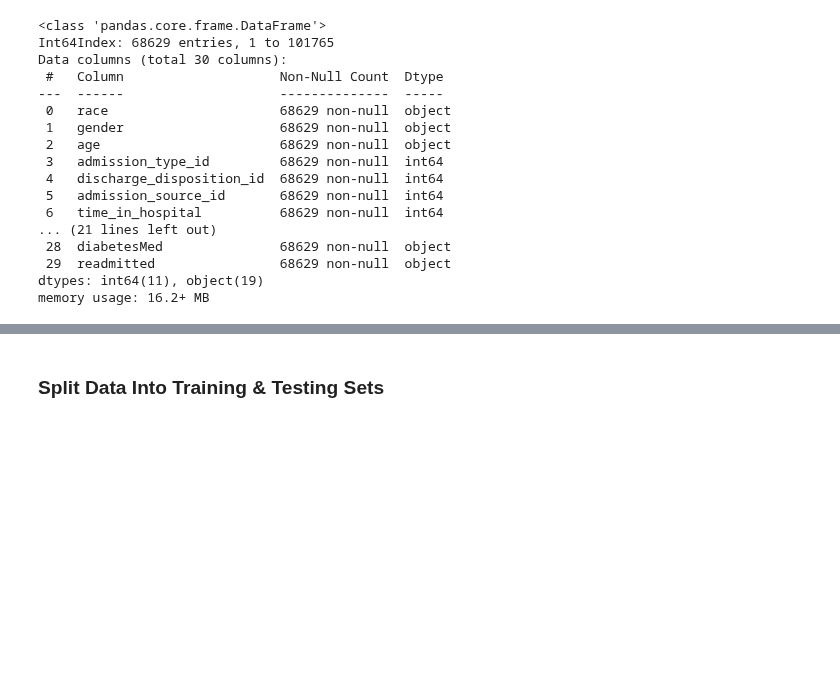
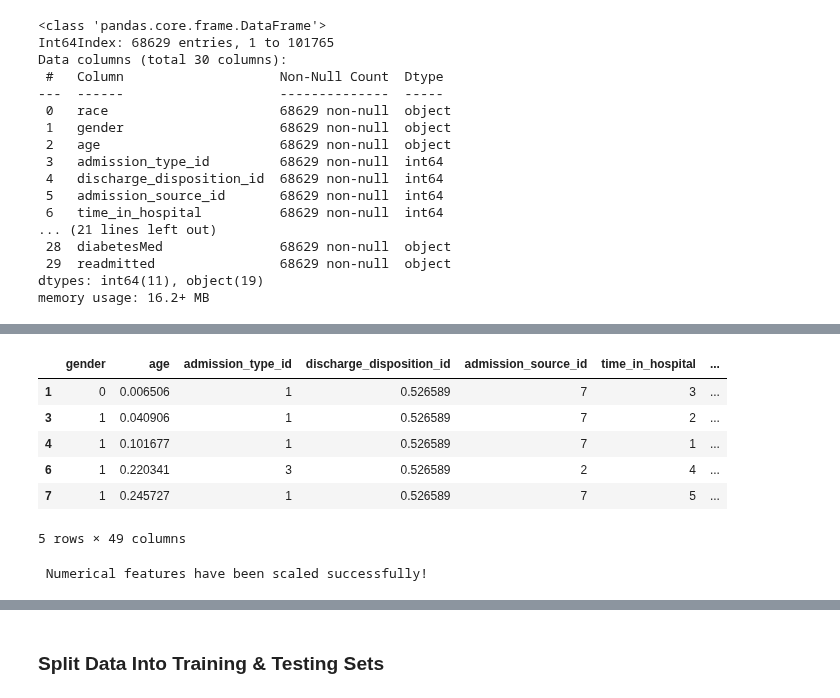
Before and after one commit to Jodhiamboapiyo/Diabetes_130-US_Hospitals_1999-2008, a Jupyter notebook: Notebooks/Agatha.ipynb, the cells around one changed output, grey strips where cells are left out. Saved outputs shown, nothing was run; the diff lists cells and outputs as text; code cells hidden in the pictures; blank space fills up the shorter version.

```diff
--- a/Notebooks/Agatha.ipynb
+++ b/Notebooks/Agatha.ipynb
@@ -631,0 +536,68 @@ df.head()
+# %%
+# Define target column
+target_column = 'readmitted'
+
+# Separate features (X) and target variable (y)
+X = df.drop(columns=[target_column])
+y = df[target_column]
+# %%
+from sklearn.preprocessing import LabelEncoder
+
+# Encode target variable (y)
+le = LabelEncoder()
+y = le.fit_transform(y)
+# %%
+# Identify categorical columns
+categorical_columns = X.select_dtypes(include=['object']).columns.tolist()
+# Drop ID columns
+X = X.drop(columns=['encounter_id', 'patient_nbr'], errors='ignore')
+
+# Classify categorical variables
+binary_vars = [col for col in categorical_columns if X[col].nunique() == 2]
+nominal_vars = [col for col in categorical_columns if 2 < X[col].nunique() < 10]
+high_card_vars = [col for col in categorical_columns if X[col].nunique() >= 10]
+
+# Label Encoding for Binary Variables
+for col in binary_vars:
+    le = LabelEncoder()
+    X[col] = le.fit_transform(X[col])
+
+# One-Hot Encoding for Nominal Variables
+X_nominal = pd.get_dummies(X[nominal_vars], drop_first=True) if nominal_vars else None
+
+# Frequency Encoding for High-Cardinality Variables
+if high_card_vars:
+    for col in high_card_vars:
+        X[col] = X[col].map(X[col].value_counts(normalize=True))  # Frequency encoding
+
+# Drop original categorical columns before merging
+X_final = X.drop(columns=nominal_vars, errors='ignore')
+
+# Add encoded one-hot variables
+if X_nominal is not None:
+    X_final = pd.concat([X_final, X_nominal], axis=1)
+# %%
+X_final.head()
+# %% [output]
+|  | gender | age | admission_type_id | discharge_disposition_id | admission_source_id | time_in_hospital | ... |
+| 1 | 0 | 0.006506 | 1 | 0.526589 | 7 | 3 | ... |
+| 3 | 1 | 0.040906 | 1 | 0.526589 | 7 | 2 | ... |
+| 4 | 1 | 0.101677 | 1 | 0.526589 | 7 | 1 | ... |
+| 6 | 1 | 0.220341 | 3 | 0.526589 | 2 | 4 | ... |
+| 7 | 1 | 0.245727 | 1 | 0.526589 | 7 | 5 | ... |
+5 rows × 49 columns
+# %%
+from sklearn.preprocessing import MinMaxScaler
+
+# Selecting only numerical columns
+numerical_columns = X_final.select_dtypes(include=['int64', 'float64']).columns
+
+# Initialize the scaler
+scaler = MinMaxScaler()
+
+# Apply scaling
+X_final[numerical_columns] = scaler.fit_transform(X_final[numerical_columns])
+
+print(" Numerical features have been scaled successfully!")
+# %% [output]
+ Numerical features have been scaled successfully!
```
Also changed, not shown: parts of 51 cells of this notebook.
